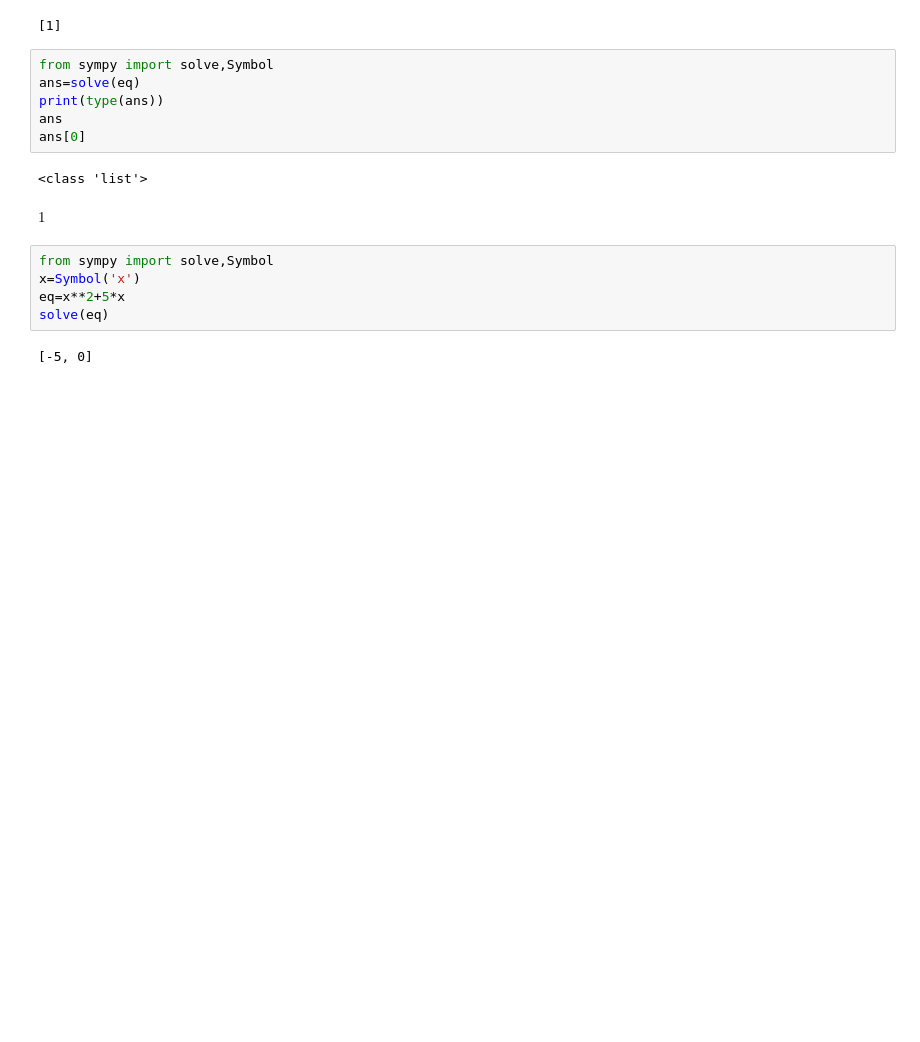
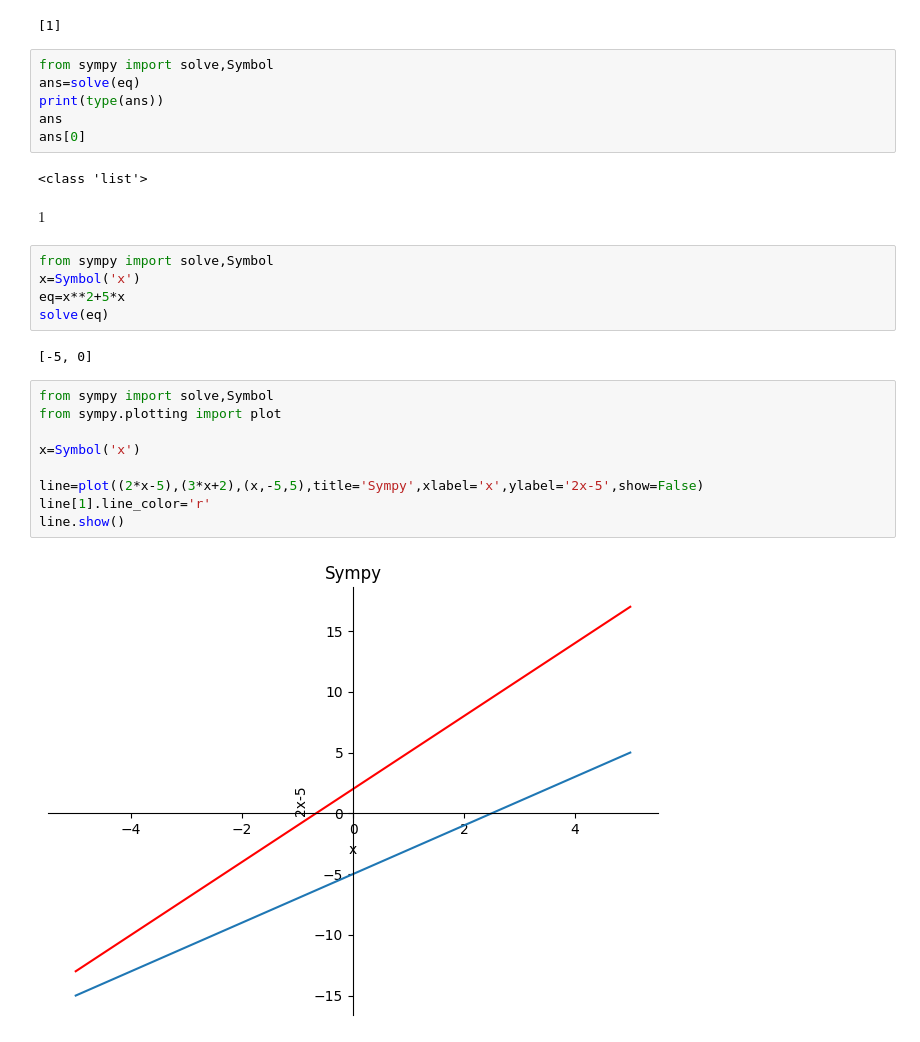
Before and after one commit to kevin1009651/math_0924, a Jupyter notebook: Welcome_To_Colab.ipynb, the cells around one changed output. Drawn from its saved outputs; the diff is of its cells as text; blank space fills up the shorter version.

```diff
--- a/Welcome_To_Colab.ipynb
+++ b/Welcome_To_Colab.ipynb
@@ -147,3 +147,14 @@ eq=x**2+5*x
 solve(eq)
 # %% [output]
 [-5, 0]
+# %%
+from sympy import solve,Symbol
+from sympy.plotting import plot
+
+x=Symbol('x')
+
+line=plot((2*x-5),(3*x+2),(x,-5,5),title='Sympy',xlabel='x',ylabel='2x-5',show=False)
+line[1].line_color='r'
+line.show()
+# %% [output]
+[figure, added]
```
Also changed, not shown: parts of 1 cell of this notebook.
